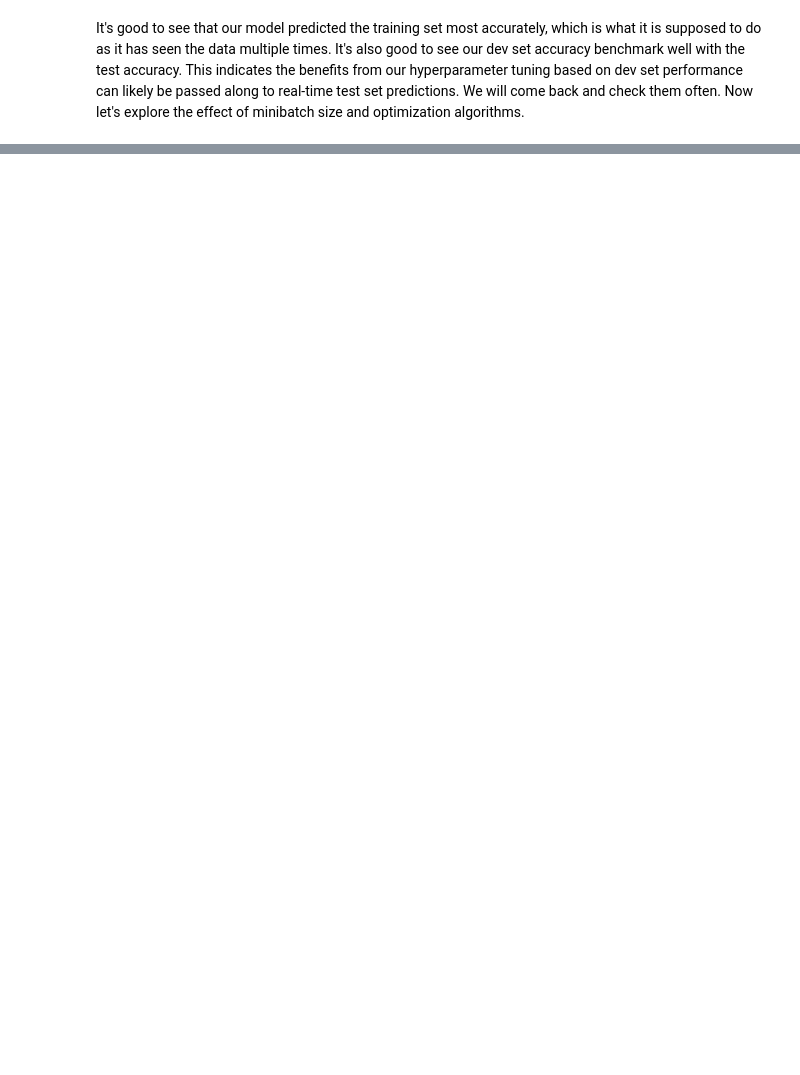
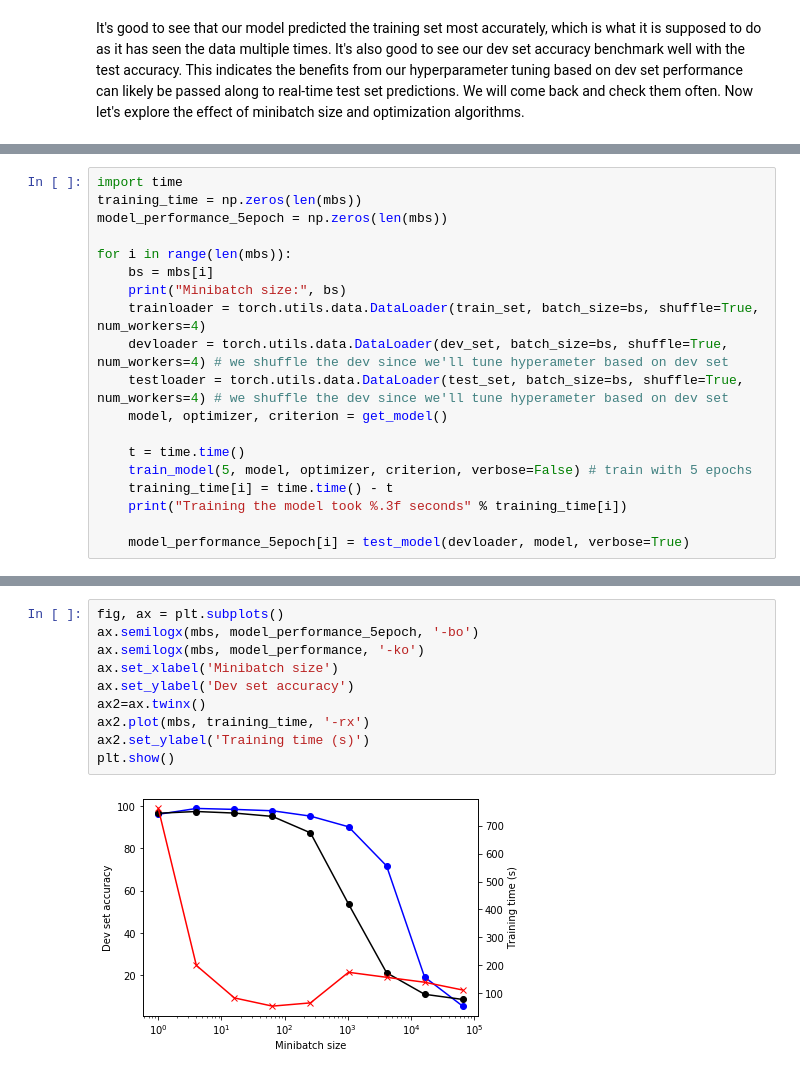
Before and after one commit to shawnwuch/MNIST_NET, a Jupyter notebook: PyTorch_MNIST_NET.ipynb, the cells around one changed output, grey strips where cells are left out. Cells and saved outputs as stored; diff of their text form; blank space fills up the shorter version.

```diff
--- a/PyTorch_MNIST_NET.ipynb
+++ b/PyTorch_MNIST_NET.ipynb
@@ -572,0 +614,19 @@ It's good to see that our model predicted the training set most accurately, whic
+# %%
+import time
+training_time = np.zeros(len(mbs))
+model_performance_5epoch = np.zeros(len(mbs))
+
+for i in range(len(mbs)):
+    bs = mbs[i]
+    print("Minibatch size:", bs)
+    trainloader = torch.utils.data.DataLoader(train_set, batch_size=bs, shuffle=True, num_workers=4)
+    devloader = torch.utils.data.DataLoader(dev_set, batch_size=bs, shuffle=True, num_workers=4) # we shuffle the dev since we'll tune hyperameter based on dev set
+    testloader = torch.utils.data.DataLoader(test_set, batch_size=bs, shuffle=True, num_workers=4) # we shuffle the dev since we'll tune hyperameter based on dev set
+    model, optimizer, criterion = get_model()
+
+    t = time.time()
+    train_model(5, model, optimizer, criterion, verbose=False) # train with 5 epochs
+    training_time[i] = time.time() - t
+    print("Training the model took %.3f seconds" % training_time[i])
+
+    model_performance_5epoch[i] = test_model(devloader, model, verbose=True)
@@ -572,0 +651,12 @@ It's good to see that our model predicted the training set most accurately, whic
+# %%
+fig, ax = plt.subplots()
+ax.semilogx(mbs, model_performance_5epoch, '-bo')
+ax.semilogx(mbs, model_performance, '-ko')
+ax.set_xlabel('Minibatch size')
+ax.set_ylabel('Dev set accuracy')
+ax2=ax.twinx()
+ax2.plot(mbs, training_time, '-rx')
+ax2.set_ylabel('Training time (s)')
+plt.show()
+# %% [output]
+[figure, added]
```
Also changed, not shown: parts of 14 cells of this notebook.
